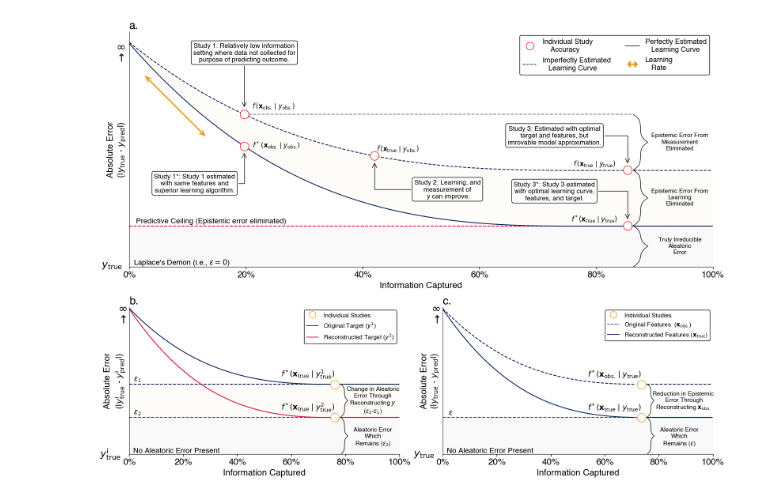
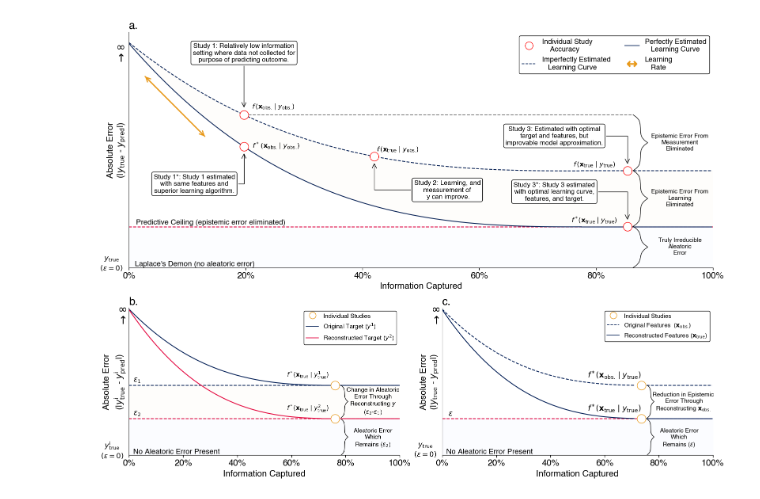
Before and after one commit to crahal/unpredictability, a Jupyter notebook: src/unpredictability_figure_new_1.ipynb, the cells around one changed output. Saved outputs shown, nothing was run; the diff lists cells and outputs as text; code cells hidden in the pictures.

Commit message:
Updated figures. New README.md. Added a req.txt.

```diff
--- a/src/unpredictability_figure_new_1.ipynb
+++ b/src/unpredictability_figure_new_1.ipynb
@@ -87,8 +87,8 @@ ax1.legend(handles=legend_elements, loc='upper right',# bbox_to_anchor=(0, 1),
        fontsize=13, framealpha=1, facecolor='w', edgecolor='black', ncols=2)
 
 ax1.annotate(
-    "Laplace's Demon (i.e., $\epsilon=0$)",
-    xy=(0.09, 0.0),
+    "Laplace's Demon (no aleatoric error)",
+    xy=(0.1125, 0.0),
     xycoords='axes fraction',
     ha='center',
     va='bottom',
@@ -97,8 +97,8 @@ ax1.annotate(
 )
 
 ax1.annotate(
-    'Predictive Ceiling (Epistemic error eliminated)',
-    xy=(0.14, 0.18),
+    'Predictive Ceiling (epistemic error eliminated)',
+    xy=(0.14, 0.1775),
     xycoords='axes fraction',
     ha='center',
     va='bottom',
@@ -129,7 +129,7 @@ fill_alpha=0.025
 ax1.fill_between(x1_fit,
                  y1_fill_fit,
                  y3_fill_fit,
-                 color='#E89818',
+                 color='#efb85f',
                  alpha=fill_alpha
                  )
 
@@ -182,7 +182,7 @@ ax1.annotate(
 )
 
 ax1.annotate(
-    'Study 3: Estimated with optimal\ntarget and features, but\nimrovable model approximation.',
+    'Study 3: Estimated with optimal\ntarget and features, but\nimprovable model approximation.',
     xy=(ax1_scatter2_end_x, ax1_scatter2_end_y + 0.0225),
     xytext=(ax1_scatter2_end_x-1.25, ax1_scatter2_end_y + 0.14),
     ha='center',
@@ -259,11 +259,16 @@ ax3.text(-0.25, 0.95, '$\infty$\n$↑$',
 ax1.fill_between(x1_fit,
                  ax1.get_ylim()[0],
                  0.25,
-                 color='#001c54',
+                 color='#a2c1ff',
                  alpha=fill_alpha
                  )
 
-ax1.text(-0.3, 0.09, r'$y_{\text{true}}$', ha='center', va='center', fontsize=18)
+ax1.text(-0.3, 0.10,
+         r'$y_{\text{true}}$' + '\n' + r'$(\epsilon=0)$',
+         ha='center', va='center', fontsize=13)
+
+
+
 
 ax1.text(ax1_scatter2_x+0.5, ax1_scatter2_y+.035, r"$f\, (\mathbf{x}_{\text{obs.}}\mid y_{\text{obs.}})$", ha='center', va='center', fontsize=12)
 ax1.text(ax1_scatter1_x+0.55, ax1_scatter1_y+.005, r"$f^*\, (\mathbf{x}_{\text{obs.}}\mid y_{\text{obs.}})$", ha='center', va='center', fontsize=12)
@@ -293,7 +298,7 @@ ax2_scatter1_end_y = y1_fit[58]
 ax2.plot(x1_fit[:55], y2_fit[:55], color='#E4003B', linestyle='-', zorder=1)
 ax2.plot(x1_fit[54:-23], [y2_fit[54]]*(len(x1_fit[54:-23])), color='#E4003B', linestyle='-', zorder=1)
 ax2.scatter(x1_fit[58], y2_fit[58], facecolor='w', edgecolor='#E89818', s=[250], alpha=1, marker='o', zorder=2)
-ax2.text(-0.7, 0.0, r'$y_{\text{true}}^{\text{i}}$', ha='center', va='center', fontsize=18)
+ax2.text(-0.625, 0.035, r'$y_{\text{true}}^{\text{i}}$' + '\n' + r'$(\epsilon=0)$', ha='center', va='center', fontsize=13)
 ax2_scatter2_x = x1_fit[15]
 ax2_scatter2_y = y1_fit[15]
 ax2_scatter2_mid_x = x1_fit[32]
@@ -307,17 +312,16 @@ ax3.scatter(x1_fit[56], y1_fit[56], facecolor='w', edgecolor='#E89818', s=[250],
 ax3.plot(x1_fit[:55], y2_fit[:55], color='#001c54', linestyle='-', zorder=1)
 ax3.plot(x1_fit[55:-23], [y2_fit[55]]*(len(x1_fit[55:-23])), color='#001c54', linestyle='-', zorder=1)
 ax3.scatter(x1_fit[56], y2_fit[56], facecolor='w', edgecolor='#E89818', s=[250], alpha=1, marker='o', zorder=2)
-ax3.text(-0.7, 0.0, r'$y_{\text{true}}$', ha='center', va='center', fontsize=18)
+ax3.text(-0.625, 0.035, r'$y_{\text{true}}$' + '\n' + r'$(\epsilon=0)$', ha='center', va='center', fontsize=13)
 
 ax2.fill_between(x1_fit,
                  y1_fit[58],
                  y2_fit[58],
-                 color='#E89818',
+                 color='#efb85f',
                  alpha=fill_alpha
                  )
 ax2.set_ylim(0, 1)
 ax3.set_ylim(0, 1)
-
 
 ax2.axhline(y=y1_fit[58]+0.0005, color='#001c54',
             linestyle='--',
@@ -332,13 +336,13 @@ ax3.axhline(y=y2_fit[56], color='#E4003B',
 ax2.fill_between(x1_fit,
                  ax2.get_ylim()[0],
                  0.25,
-                 color='#001c54',
+                 color='#7ba7ff',
                  alpha=fill_alpha
                  )
 ax3.fill_between(x1_fit,
                  ax3.get_ylim()[0],
                  0.25,
-                 color='#001c54',
+                 color='#7ba7ff',
                  alpha=fill_alpha
                  )
 
@@ -422,15 +426,14 @@ ax3.annotate(
 '''
 
 ax2.text(x1_fit[58]-1, y1_fit[58]+.07,
-         r"$f^*(\mathbf{x}_{\text{true}}\mid y_{\text{true}}^1)$", ha='center', va='center', fontsize=14)
+         r"$f^*(\mathbf{x}_{\text{true}}\mid y_{\text{true}}^1)$", ha='center', va='center', fontsize=11)
 ax2.text(x1_fit[58]-1, y2_fit[58]+.07,
-         r"$f^*(\mathbf{x}_{\text{true}}\mid y_{\text{true}}^2)$", ha='center', va='center', fontsize=14)
+         r"$f^*(\mathbf{x}_{\text{true}}\mid y_{\text{true}}^2)$", ha='center', va='center', fontsize=11)
 
 ax3.text(x1_fit[56]-1, y1_fit[56]+.07,
         r"$f^*(\mathbf{x}_{\text{obs.}} \mid y_{\text{true}})$", ha='center', va='center', fontsize=14)
 ax3.text(x1_fit[56]-1, y2_fit[56]+.07,
          r"$f^*(\mathbf{x}_{\text{true}} \mid y_{\text{true}})$", ha='center', va='center', fontsize=14)
-
 
 
 
@@ -467,31 +470,31 @@ draw_brace(ax3, .2425,
            rotate_text=False)
 
 legend_elements = [
     Line2D([0], [0], marker='o', markerfacecolor='w',
            markeredgecolor='#E89818', markersize=12, linewidth=0,
            label='Individual Studies'),
     Line2D([0], [0], color='#001c54', linestyle='--', linewidth=1.25,
            label=r'Original Features  ($\mathbf{x}_{\text{obs.}}$)'),
     Line2D([0], [0], color='#001c54', linestyle='-', linewidth=1.25,
            label=r'Reconstructed Features ($\mathbf{x}_{\text{true}}$)'),
 ]
 
 ax3.legend(handles=legend_elements, loc='upper right',# bbox_to_anchor=(0, 1),
            frameon=True,
            fontsize=11, framealpha=1, facecolor='w', edgecolor='black', ncols=1)
 
 sns.despine()
 plt.tight_layout()
 plt.savefig(os.path.join(os.getcwd(),
                              '..',
                              'output',
                              'unpredictability_figure_new_1.pdf'),
                 bbox_inches='tight')
 
 plt.savefig(os.path.join(os.getcwd(),
                              '..',
                              'output',
                              'unpredictability_figure_new_1.png'),
                 bbox_inches='tight')
 # %% [output]
-[figure, old version]
+[figure, new version]
```
Also changed, not shown: 5 other files.
